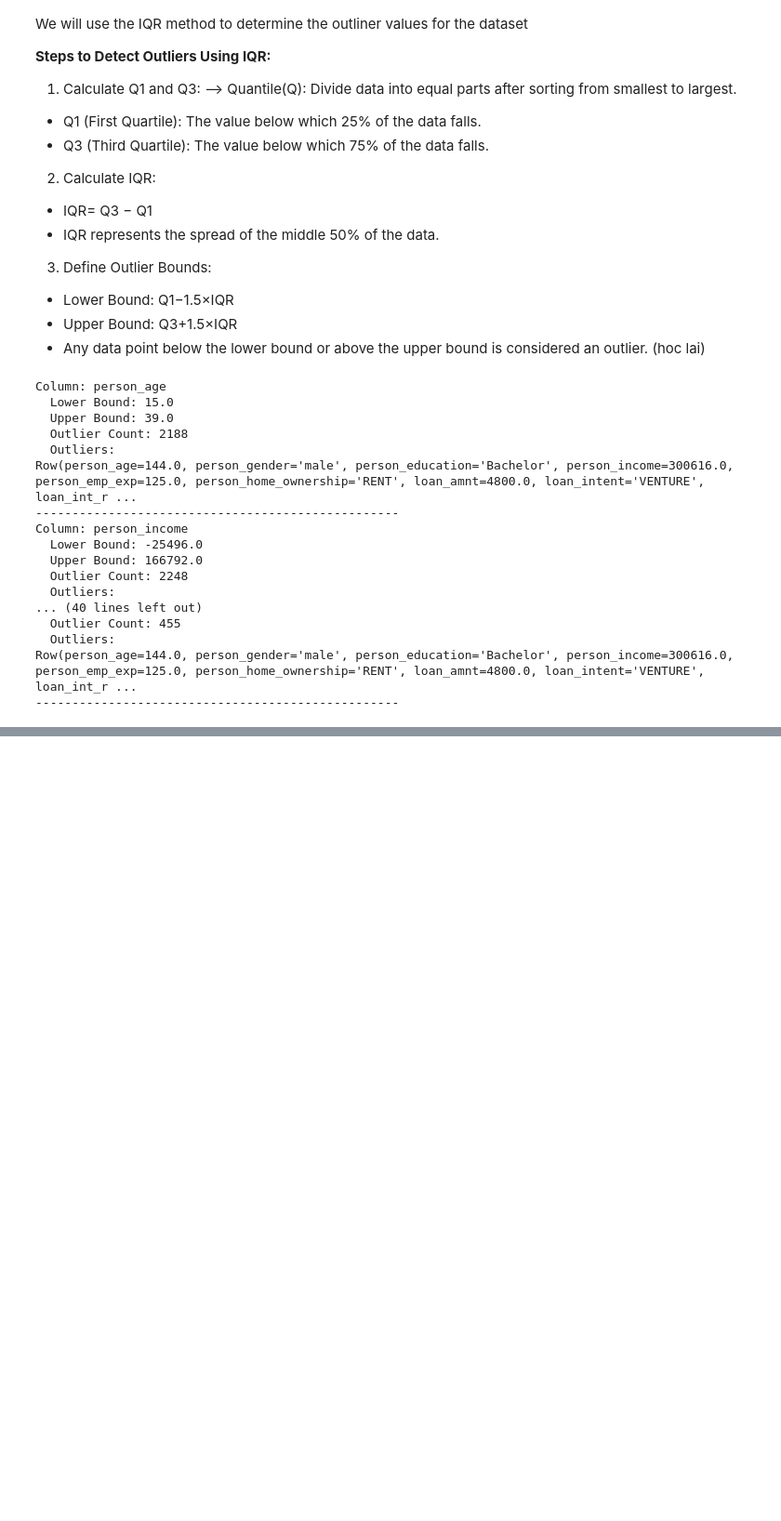
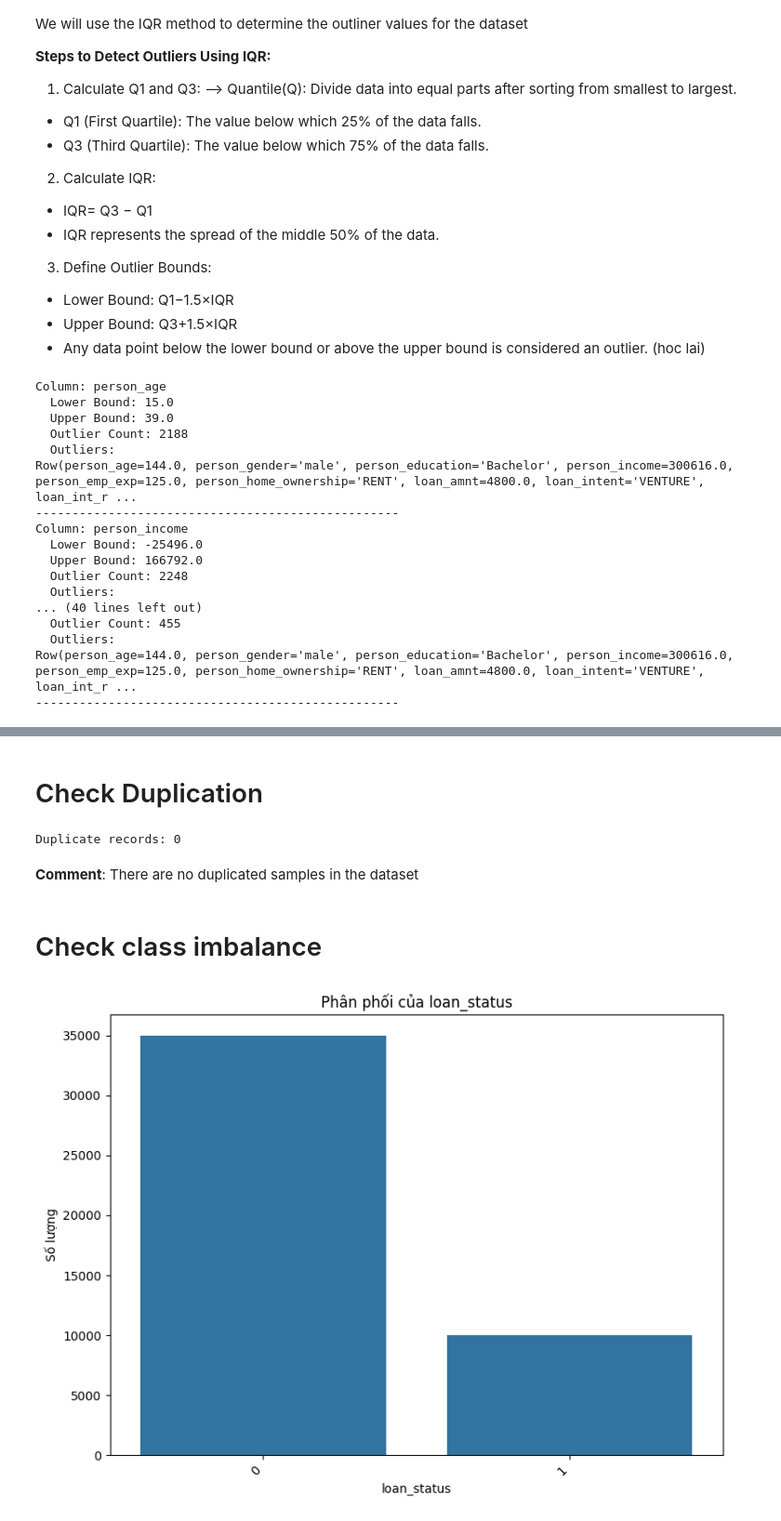
Before and after one commit to duongnguyen-dev/MLProd, a Jupyter notebook: notebooks/eda.ipynb, the cells around one changed output, grey strips where cells are left out. Shown at 93% size. Saved outputs shown, nothing was run; the diff lists cells and outputs as text; code cells hidden in the pictures; blank space fills up the shorter version.

```diff
--- a/notebooks/eda.ipynb
+++ b/notebooks/eda.ipynb
@@ -321,0 +383,48 @@ display(outlier_table)  # Display the table using display
+# %% [markdown]
+# Check Duplication #
+# %%
+# Kiểm tra các dòng bị trùng lặp
+duplicate_rows = df.groupBy(df.columns).count().filter("count > 1")
+# Hiển thị số lượng dòng trùng lặp
+print(f"Duplicate records: {duplicate_rows.count()}")
+
+# Nếu muốn hiển thị các dòng bị trùng lặp
+if duplicate_rows.count() > 0:
+    print("Duplicate rows:")
+    duplicate_rows.show()
+# %% [output]
+Duplicate records: 0
+# %% [markdown]
+**Comment**: There are no duplicated samples in the dataset
+# %% [markdown]
+# Check class imbalance #
+# %%
+columns_all = df.columns
+column = columns_all[-1]
+
+pandas_series = df.select(column).toPandas()[column]
+column_type = df.schema[column].dataType
+
+if isinstance(column_type, T.NumericType):
+    # Vẽ histogram cho cột số
+    plt.figure(figsize=(8, 6))
+    sns.histplot(pandas_series, bins=30)  # Sử dụng histplot cho cột số
+    plt.title(f'Phân phối của {column}')
+    plt.xlabel(column)
+    plt.ylabel('Tần suất')
+else:
+    # Đếm các giá trị giống nhau cho cột phân loại
+    value_counts = pandas_series.value_counts()
+
+    # Vẽ biểu đồ bar cho cột phân loại
+    plt.figure(figsize=(8, 6))
+    sns.barplot(x=value_counts.index, y=value_counts.values)
+    plt.title(f'Phân phối của {column}')
+    plt.xlabel(column)
+    plt.ylabel('Số lượng')
+    plt.xticks(rotation=45, ha='right')
+
+plt.tight_layout()
+plt.show()
+# %% [output]
+[figure, added]
```
Also changed, not shown: parts of 12 cells of this notebook, 4 other files.
